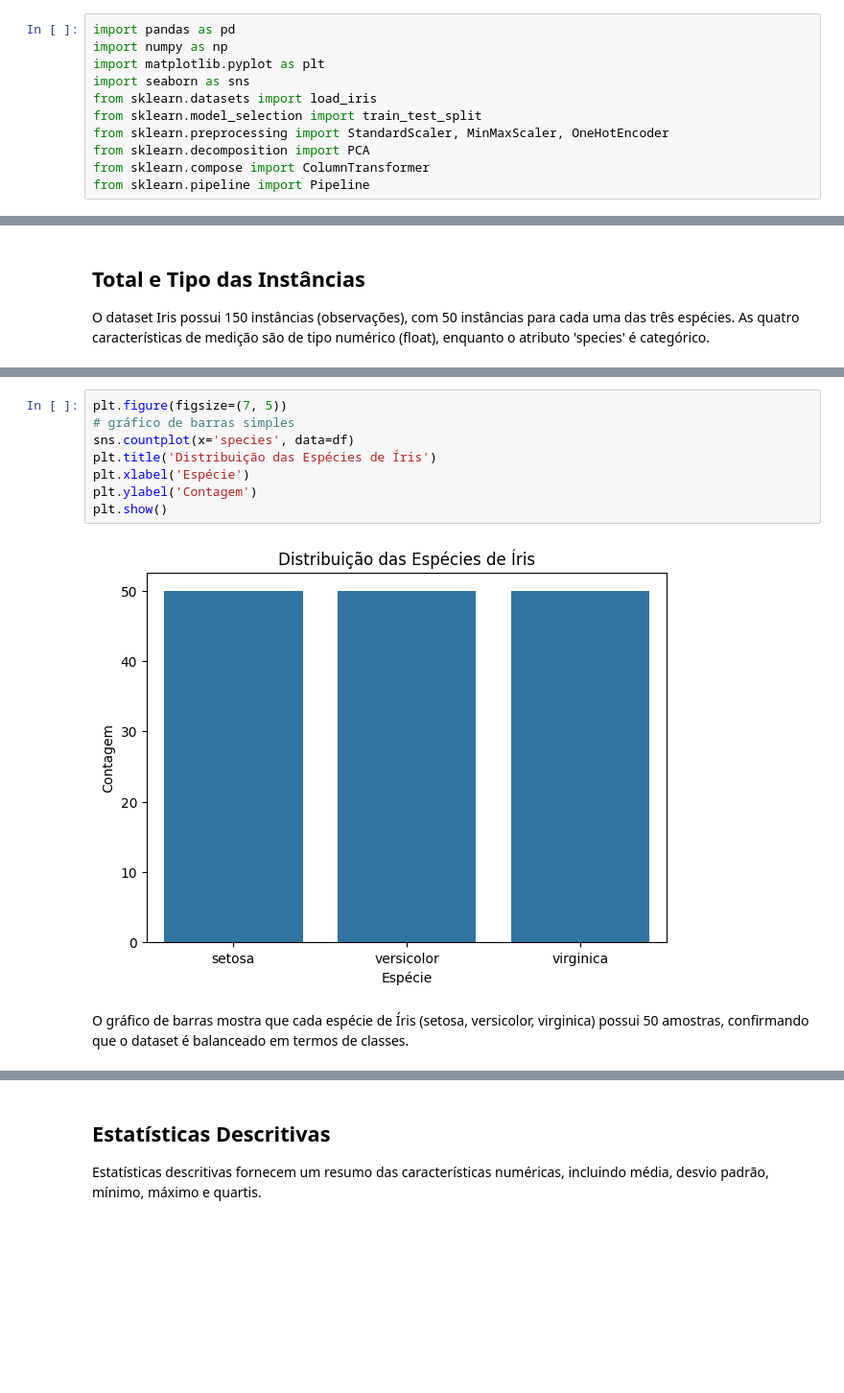
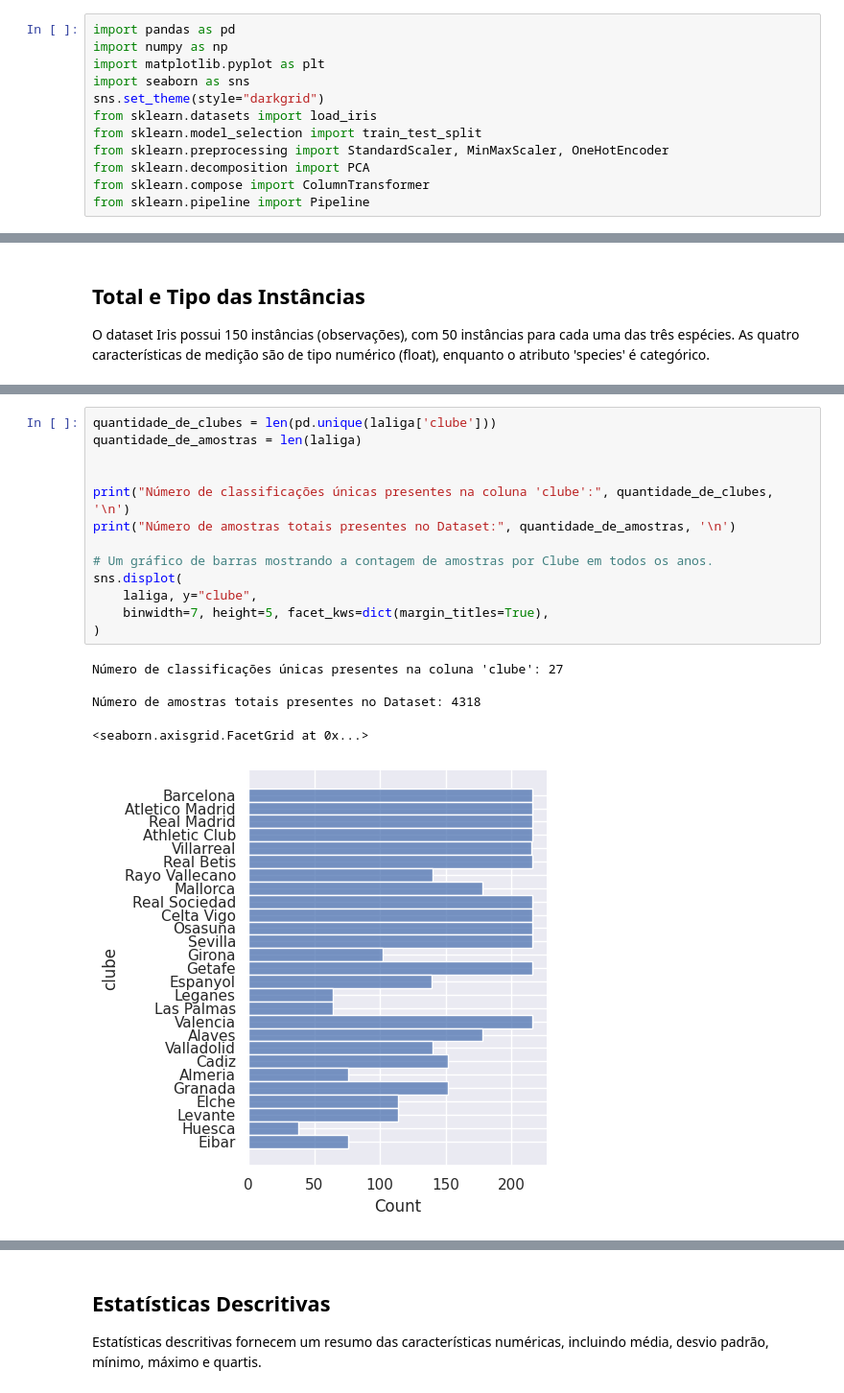
Before and after one commit to guilhermer1/mvp_AnaliseDeDados, a Jupyter notebook: Análise_de_Dados_e_Boas_Práticas-LaLiga.ipynb, the cells around one changed output, grey strips where cells are left out. Shown at 96% size. Drawn from its saved outputs; the diff is of its cells as text; blank space fills up the shorter version.

```diff
--- a/Análise_de_Dados_e_Boas_Práticas-LaLiga.ipynb
+++ b/Análise_de_Dados_e_Boas_Práticas-LaLiga.ipynb
@@ -52,6 +52,7 @@ import pandas as pd
 import numpy as np
 import matplotlib.pyplot as plt
 import seaborn as sns
+sns.set_theme(style="darkgrid")
 from sklearn.datasets import load_iris
 from sklearn.model_selection import train_test_split
 from sklearn.preprocessing import StandardScaler, MinMaxScaler, OneHotEncoder
@@ -118,13 +116,20 @@ memory usage: 6.0+ KB
 None
-# %%
-plt.figure(figsize=(7, 5))
-# gráfico de barras simples
-sns.countplot(x='species', data=df)
-plt.title('Distribuição das Espécies de Íris')
-plt.xlabel('Espécie')
-plt.ylabel('Contagem')
-plt.show()
-# %% [output]
-[figure, removed]
-# %% [markdown]
-O gráfico de barras mostra que cada espécie de Íris (setosa, versicolor, virginica) possui 50 amostras, confirmando que o dataset é balanceado em termos de classes.
+# %%
+quantidade_de_clubes = len(pd.unique(laliga['clube']))
+quantidade_de_amostras = len(laliga)
+
+
+print("Número de classificações únicas presentes na coluna 'clube':", quantidade_de_clubes, '\n')
+print("Número de amostras totais presentes no Dataset:", quantidade_de_amostras, '\n')
+
+# Um gráfico de barras mostrando a contagem de amostras por Clube em todos os anos.
+sns.displot(
+    laliga, y="clube",
+    binwidth=7, height=5, facet_kws=dict(margin_titles=True),
+)
+# %% [output]
+Número de classificações únicas presentes na coluna 'clube': 27
+
+Número de amostras totais presentes no Dataset: 4318
+<seaborn.axisgrid.FacetGrid at 0x...>
+[figure, added]
```
Also changed, not shown: parts of 12 cells of this notebook.
